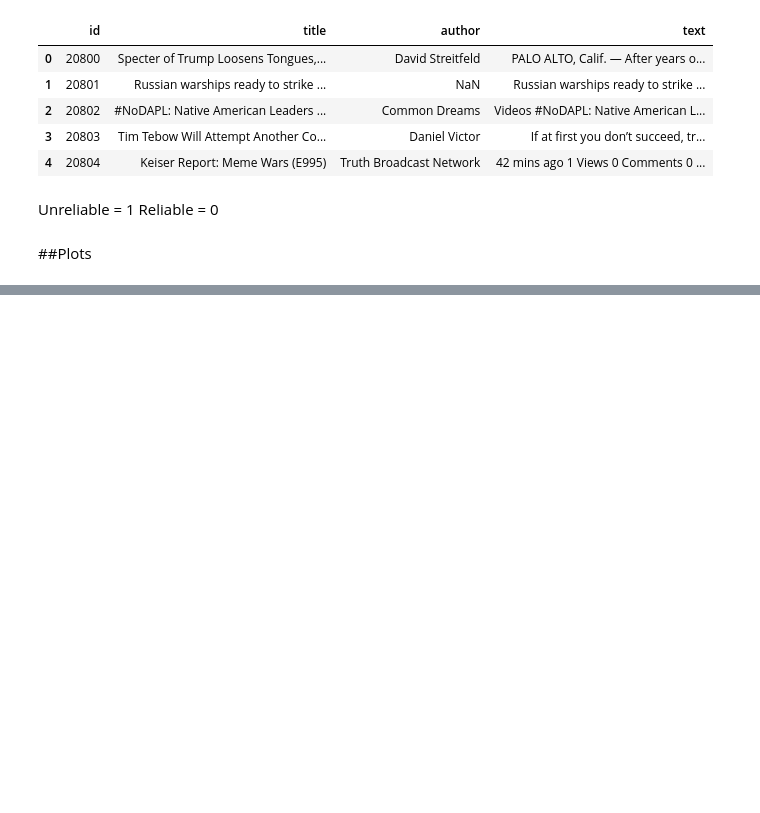
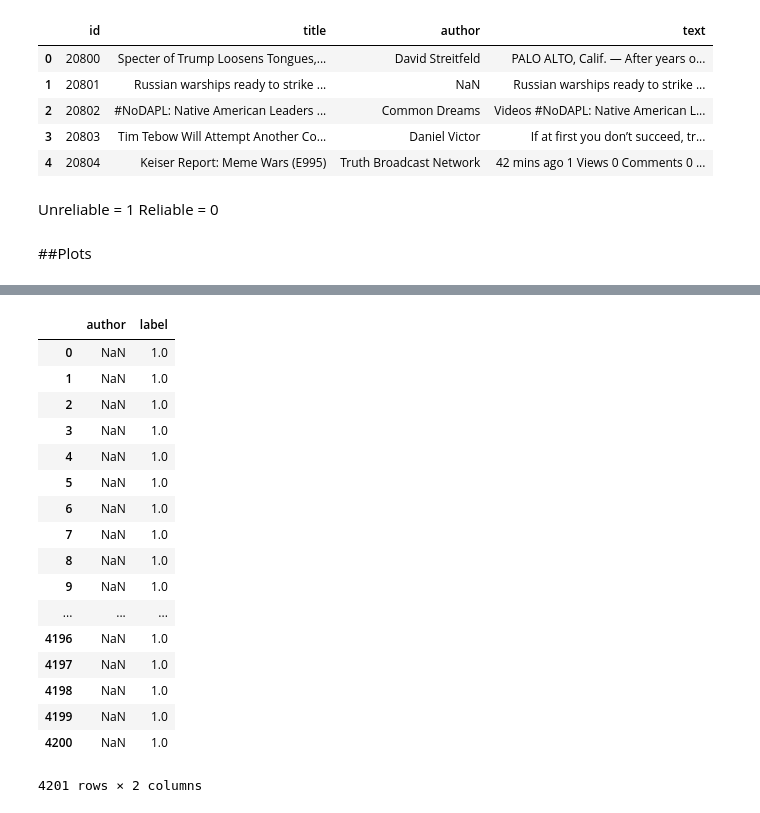
Before and after one commit to manan-arya/Fake_News_US, a Jupyter notebook: Classifier.ipynb, the cells around one changed output, grey strips where cells are left out. Drawn from its saved outputs; the diff is of its cells as text; code cells hidden in the pictures; blank space fills up the shorter version.

```diff
--- a/Classifier.ipynb
+++ b/Classifier.ipynb
@@ -52,0 +102,23 @@ Reliable = 0
+# %%
+for_graph_mean = train_no_id.groupby(by = 'author', axis = 0, as_index = False)['label'].sum()/train.groupby('author', axis = 0, as_index = False).count().loc[:,['label']]
+# %%
+for_graph_mean
+# %% [output]
+|  | author | label |
+| 0 | NaN | 1.0 |
+| 1 | NaN | 1.0 |
+| 2 | NaN | 1.0 |
+| 3 | NaN | 1.0 |
+| 4 | NaN | 1.0 |
+| 5 | NaN | 1.0 |
+| 6 | NaN | 1.0 |
+| 7 | NaN | 1.0 |
+| 8 | NaN | 1.0 |
+| 9 | NaN | 1.0 |
+| ... | ... | ... |
+| 4196 | NaN | 1.0 |
+| 4197 | NaN | 1.0 |
+| 4198 | NaN | 1.0 |
+| 4199 | NaN | 1.0 |
+| 4200 | NaN | 1.0 |
+4201 rows × 2 columns
```
Also changed, not shown: parts of 10 cells of this notebook.
